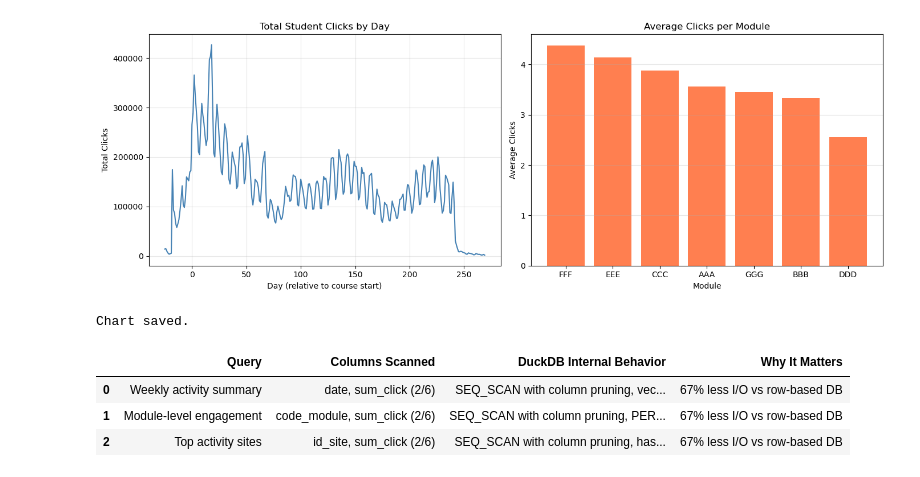
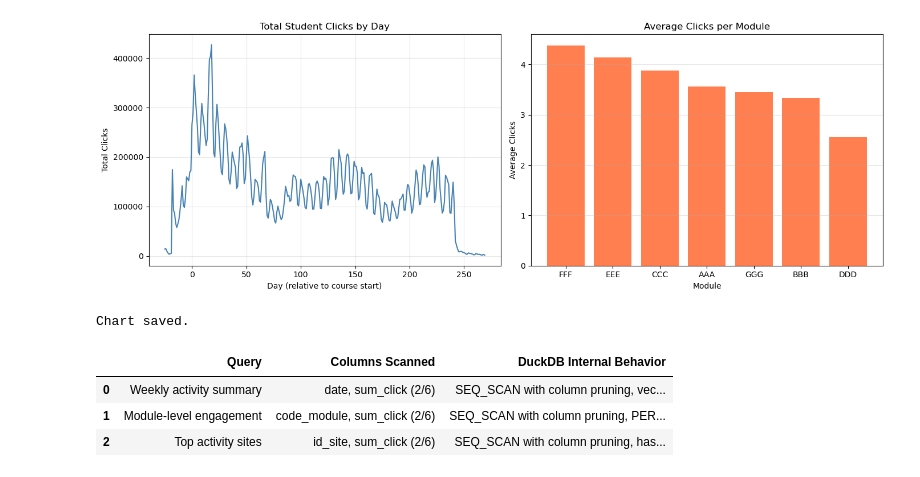
Before and after one commit to rosiexiu/dsci551-duckdb-project, a Jupyter notebook: oulad_duckdb.ipynb, the cells around one changed output. Cells and saved outputs as stored; diff of their text form; code cells hidden in the pictures.

```diff
--- a/oulad_duckdb.ipynb
+++ b/oulad_duckdb.ipynb
@@ -255,32 +242,27 @@ Chart saved.
 # %%
 # Internals Summary
 # Summary: mapping application behavior to DuckDB internals
 summary = {
     "Query": [
         "Weekly activity summary",
         "Module-level engagement",
         "Top activity sites"
     ],
     "Columns Scanned": [
         "date, sum_click (2/6)",
         "code_module, sum_click (2/6)",
         "id_site, sum_click (2/6)"
     ],
     "DuckDB Internal Behavior": [
         "SEQ_SCAN with column pruning, vectorized aggregation",
         "SEQ_SCAN with column pruning, PERFECT_HASH_GROUP_BY",
         "SEQ_SCAN with column pruning, hash aggregation"
-    ],
-    "Why It Matters": [
-        "67% less I/O vs row-based DB",
-        "67% less I/O vs row-based DB",
-        "67% less I/O vs row-based DB"
     ]
 }
 
 pd.DataFrame(summary)
 # %% [output]
-|  | Query | Columns Scanned | DuckDB Internal Behavior | Why It Matters |
-| 0 | Weekly activity summary | date, sum_click (2/6) | SEQ_SCAN with column pruning, vec... | 67% less I/O vs row-based DB |
-| 1 | Module-level engagement | code_module, sum_click (2/6) | SEQ_SCAN with column pruning, PER... | 67% less I/O vs row-based DB |
-| 2 | Top activity sites | id_site, sum_click (2/6) | SEQ_SCAN with column pruning, has... | 67% less I/O vs row-based DB |
+|  | Query | Columns Scanned | DuckDB Internal Behavior |
+| 0 | Weekly activity summary | date, sum_click (2/6) | SEQ_SCAN with column pruning, vec... |
+| 1 | Module-level engagement | code_module, sum_click (2/6) | SEQ_SCAN with column pruning, PER... |
+| 2 | Top activity sites | id_site, sum_click (2/6) | SEQ_SCAN with column pruning, has... |
```
Also changed, not shown: parts of 4 cells of this notebook.
